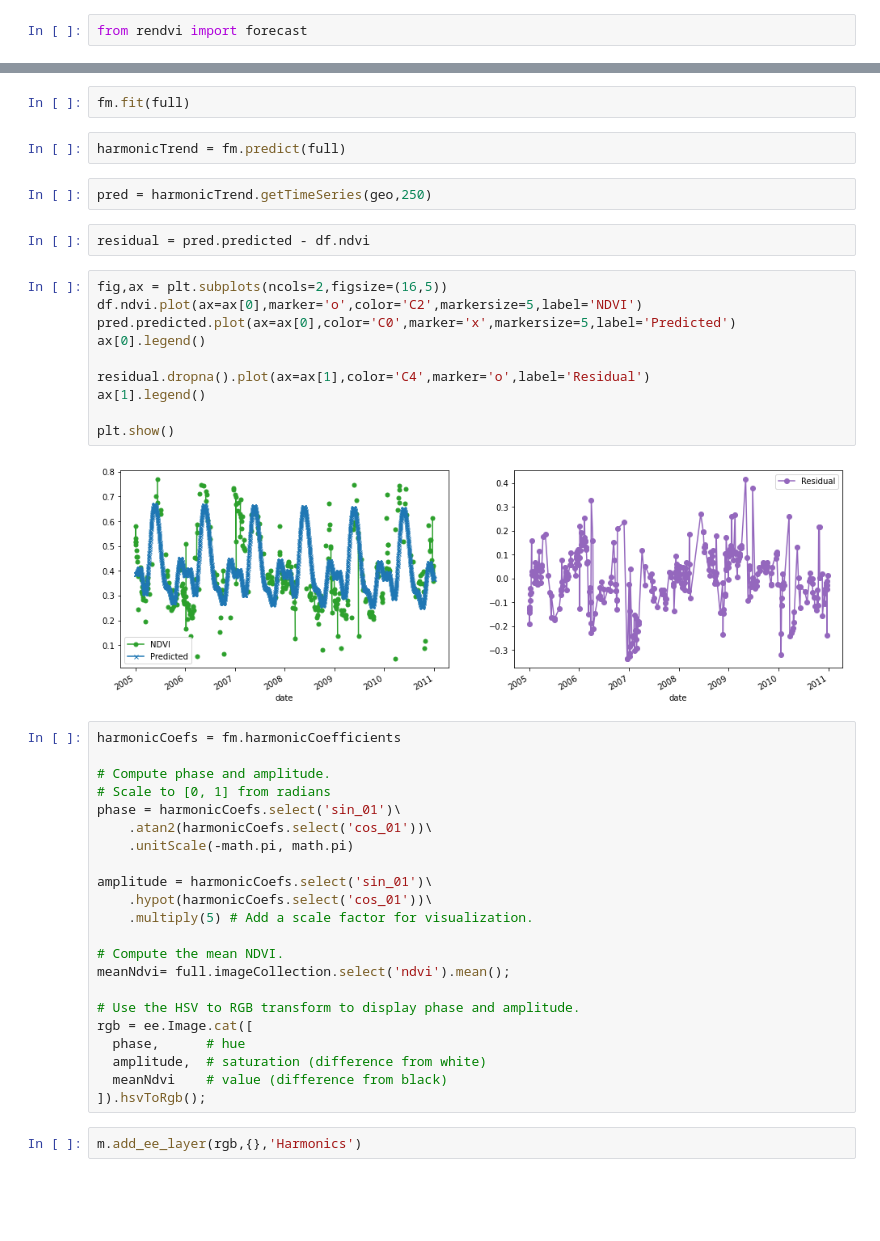
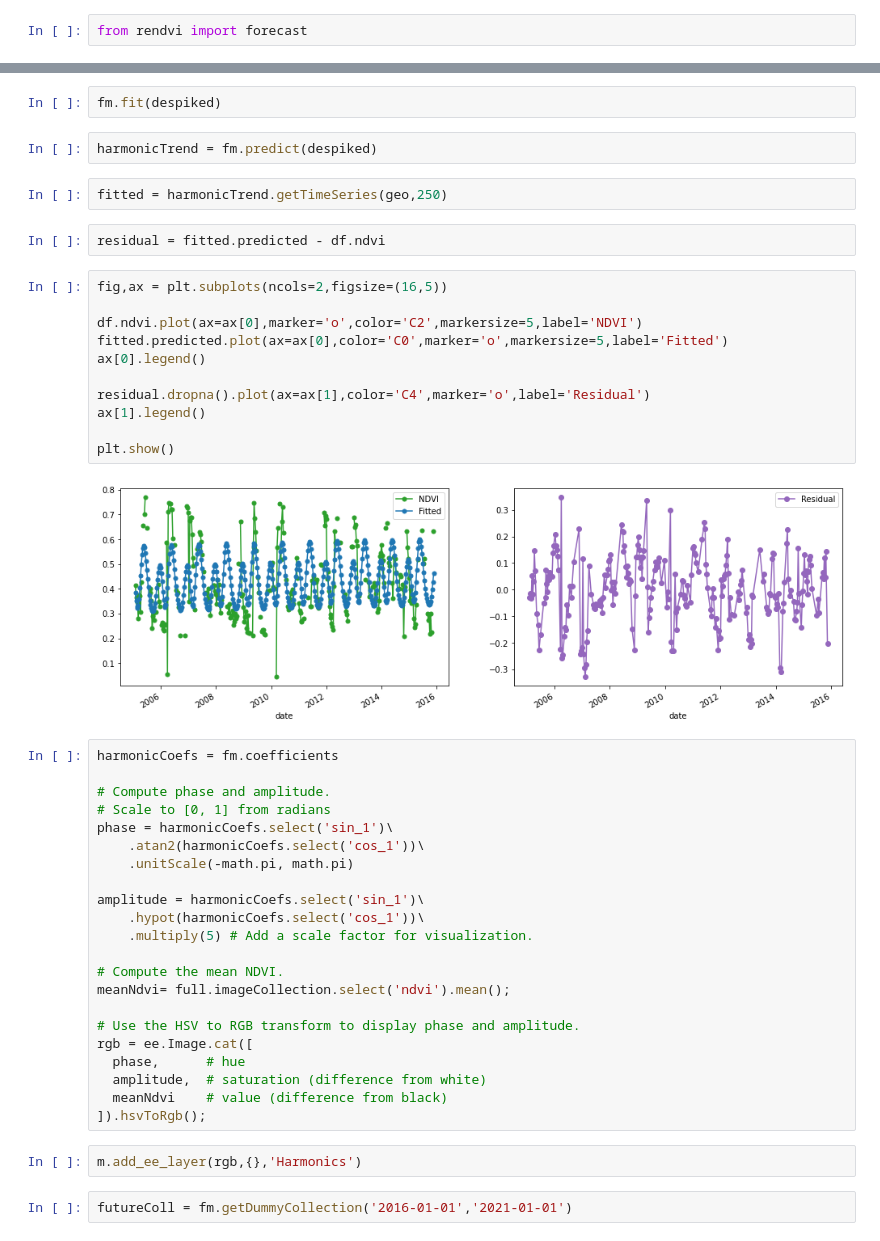
Before and after one commit to SERVIR/rendvi, a Jupyter notebook: notebooks/harmonics_forecast.ipynb, the cells around one changed output, grey strips where cells are left out. Drawn from its saved outputs; the diff is of its cells as text; blank space fills up the shorter version.

Commit message:
adding updated to harmonic forecast workflow

```diff
--- a/notebooks/harmonics_forecast.ipynb
+++ b/notebooks/harmonics_forecast.ipynb
@@ -111,34 +107,35 @@ df.ndvi.plot(marker='o',markersize=3)
 # %%
-fm.fit(full)
+fm.fit(despiked)
 # %%
-harmonicTrend = fm.predict(full)
+harmonicTrend = fm.predict(despiked)
 # %%
-pred = harmonicTrend.getTimeSeries(geo,250)
+fitted = harmonicTrend.getTimeSeries(geo,250)
 # %%
-residual = pred.predicted - df.ndvi
+residual = fitted.predicted - df.ndvi
 # %%
 fig,ax = plt.subplots(ncols=2,figsize=(16,5))
+
 df.ndvi.plot(ax=ax[0],marker='o',color='C2',markersize=5,label='NDVI')
-pred.predicted.plot(ax=ax[0],color='C0',marker='x',markersize=5,label='Predicted')
+fitted.predicted.plot(ax=ax[0],color='C0',marker='o',markersize=5,label='Fitted')
 ax[0].legend()
 
 residual.dropna().plot(ax=ax[1],color='C4',marker='o',label='Residual')
 ax[1].legend()
 
 plt.show()
 # %% [output]
-[figure, old version]
+[figure, new version]
 # %%
-harmonicCoefs = fm.harmonicCoefficients
+harmonicCoefs = fm.coefficients
 
 # Compute phase and amplitude.
 # Scale to [0, 1] from radians
-phase = harmonicCoefs.select('sin_01')\
-    .atan2(harmonicCoefs.select('cos_01'))\
+phase = harmonicCoefs.select('sin_1')\
+    .atan2(harmonicCoefs.select('cos_1'))\
     .unitScale(-math.pi, math.pi)
 
-amplitude = harmonicCoefs.select('sin_01')\
-    .hypot(harmonicCoefs.select('cos_01'))\
+amplitude = harmonicCoefs.select('sin_1')\
+    .hypot(harmonicCoefs.select('cos_1'))\
     .multiply(5) # Add a scale factor for visualization.
 
 # Compute the mean NDVI.
@@ -152,3 +149,5 @@ rgb = ee.Image.cat([
 ]).hsvToRgb();
 # %%
 m.add_ee_layer(rgb,{},'Harmonics')
+# %%
+futureColl = fm.getDummyCollection('2016-01-01','2021-01-01')
```
Also changed, not shown: parts of 12 cells of this notebook.
